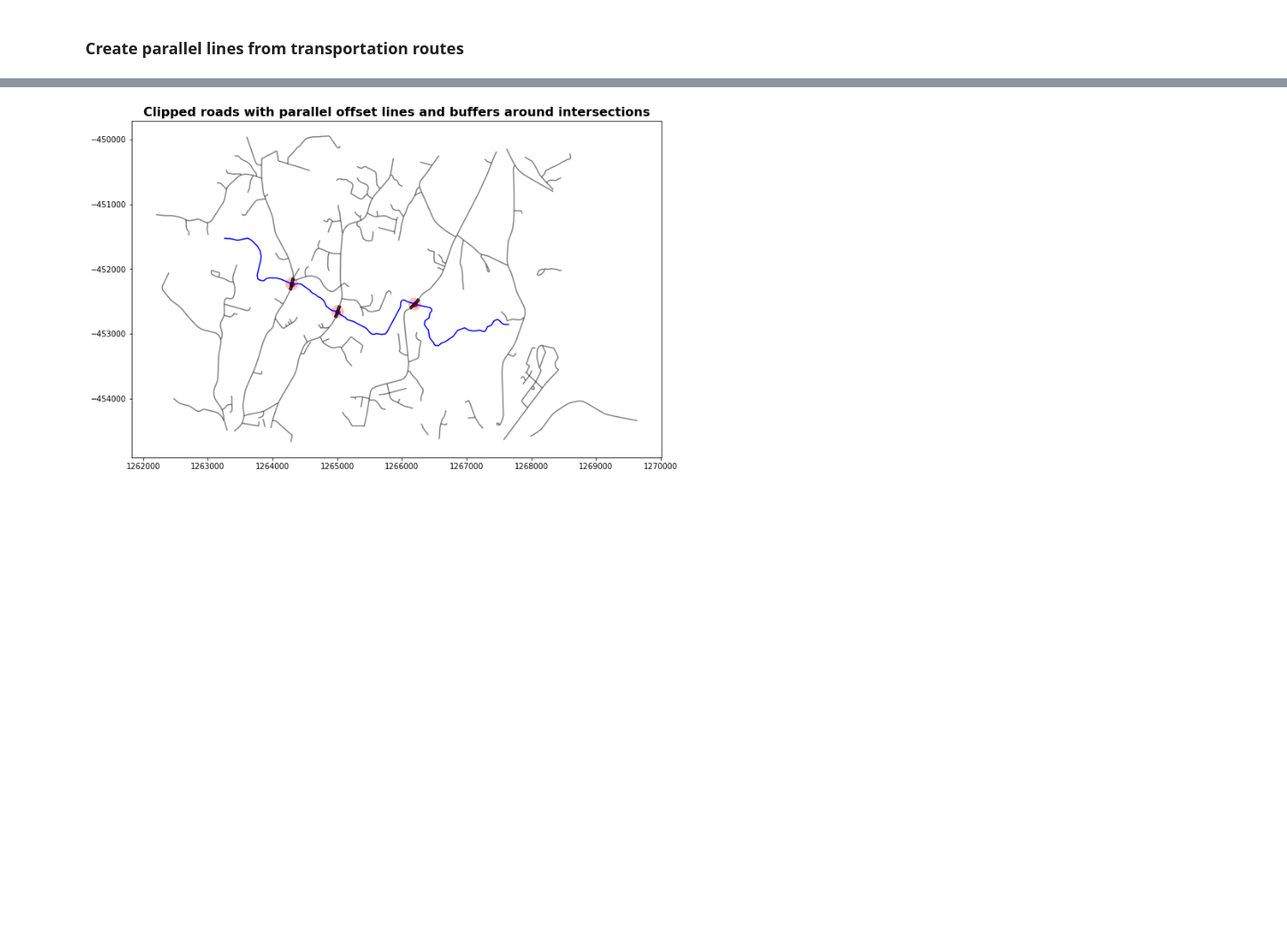
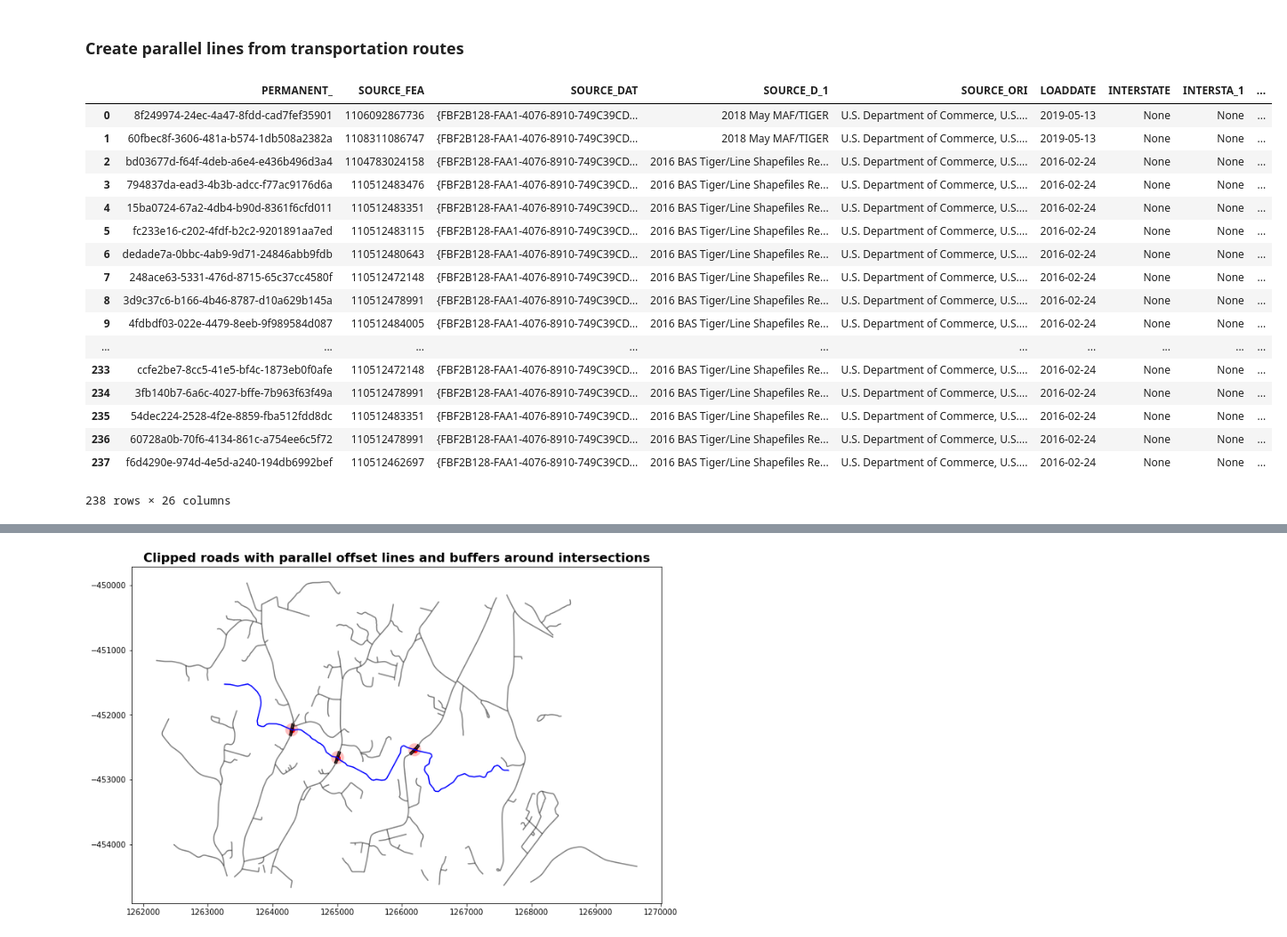
Before and after one commit to Dewberry/fcast, a Jupyter notebook: transit/delta_class-Dev.ipynb, the cells around one changed output, grey strips where cells are left out. Shown at 89% size. Saved outputs shown, nothing was run; the diff lists cells and outputs as text; code cells hidden in the pictures; blank space fills up the shorter version.

```diff
--- a/transit/delta_class-Dev.ipynb
+++ b/transit/delta_class-Dev.ipynb
@@ -31,2 +348,34 @@ dem = "/mnt/c/gis/fcast_data/tiffs/c67567_aoi.tif"
 # %% [markdown]
 ### Create parallel lines from transportation routes
+# %%
+# Set variables based on GIS
+# Offsets: Bess (45), Cos (14), Pue (10)
+buffer_dist = 100
+offset_dist = 14
+our_prj = {'proj': 'aea', 'lat_1': 20, 'lat_2': 60, 'lat_0': 40,
+             'lon_0': -96, 'x_0': 0, 'y_0': 0, 'ellps': 'GRS80',
+             'units': 'm', 'no_defs': True}
+
+# Code to execute
+stream_prj = gpd.read_file(streams).to_crs(our_prj)
+gdf_roads = gpd.read_file(roads).to_crs(our_prj)
+gdf_roads
+# %% [output]
+|  | PERMANENT_ | SOURCE_FEA | SOURCE_DAT | SOURCE_D_1 | SOURCE_ORI | LOADDATE | INTERSTATE | INTERSTA_1 | ... |
+| 0 | 8f249974-24ec-4a47-8fdd-cad7fef35901 | 1106092867736 | {FBF2B128-FAA1-4076-8910-749C39CD... | 2018 May MAF/TIGER | U.S. Department of Commerce, U.S.... | 2019-05-13 | None | None | ... |
+| 1 | 60fbec8f-3606-481a-b574-1db508a2382a | 1108311086747 | {FBF2B128-FAA1-4076-8910-749C39CD... | 2018 May MAF/TIGER | U.S. Department of Commerce, U.S.... | 2019-05-13 | None | None | ... |
+| 2 | bd03677d-f64f-4deb-a6e4-e436b496d3a4 | 1104783024158 | {FBF2B128-FAA1-4076-8910-749C39CD... | 2016 BAS Tiger/Line Shapefiles Re... | U.S. Department of Commerce, U.S.... | 2016-02-24 | None | None | ... |
+| 3 | 794837da-ead3-4b3b-adcc-f77ac9176d6a | 110512483476 | {FBF2B128-FAA1-4076-8910-749C39CD... | 2016 BAS Tiger/Line Shapefiles Re... | U.S. Department of Commerce, U.S.... | 2016-02-24 | None | None | ... |
+| 4 | 15ba0724-67a2-4db4-b90d-8361f6cfd011 | 110512483351 | {FBF2B128-FAA1-4076-8910-749C39CD... | 2016 BAS Tiger/Line Shapefiles Re... | U.S. Department of Commerce, U.S.... | 2016-02-24 | None | None | ... |
+| 5 | fc233e16-c202-4fdf-b2c2-9201891aa7ed | 110512483115 | {FBF2B128-FAA1-4076-8910-749C39CD... | 2016 BAS Tiger/Line Shapefiles Re... | U.S. Department of Commerce, U.S.... | 2016-02-24 | None | None | ... |
+| 6 | dedade7a-0bbc-4ab9-9d71-24846abb9fdb | 110512480643 | {FBF2B128-FAA1-4076-8910-749C39CD... | 2016 BAS Tiger/Line Shapefiles Re... | U.S. Department of Commerce, U.S.... | 2016-02-24 | None | None | ... |
+| 7 | 248ace63-5331-476d-8715-65c37cc4580f | 110512472148 | {FBF2B128-FAA1-4076-8910-749C39CD... | 2016 BAS Tiger/Line Shapefiles Re... | U.S. Department of Commerce, U.S.... | 2016-02-24 | None | None | ... |
+| 8 | 3d9c37c6-b166-4b46-8787-d10a629b145a | 110512478991 | {FBF2B128-FAA1-4076-8910-749C39CD... | 2016 BAS Tiger/Line Shapefiles Re... | U.S. Department of Commerce, U.S.... | 2016-02-24 | None | None | ... |
+| 9 | 4fdbdf03-022e-4479-8eeb-9f989584d087 | 110512484005 | {FBF2B128-FAA1-4076-8910-749C39CD... | 2016 BAS Tiger/Line Shapefiles Re... | U.S. Department of Commerce, U.S.... | 2016-02-24 | None | None | ... |
+| ... | ... | ... | ... | ... | ... | ... | ... | ... | ... |
+| 233 | ccfe2be7-8cc5-41e5-bf4c-1873eb0f0afe | 110512472148 | {FBF2B128-FAA1-4076-8910-749C39CD... | 2016 BAS Tiger/Line Shapefiles Re... | U.S. Department of Commerce, U.S.... | 2016-02-24 | None | None | ... |
+| 234 | 3fb140b7-6a6c-4027-bffe-7b963f63f49a | 110512478991 | {FBF2B128-FAA1-4076-8910-749C39CD... | 2016 BAS Tiger/Line Shapefiles Re... | U.S. Department of Commerce, U.S.... | 2016-02-24 | None | None | ... |
+| 235 | 54dec224-2528-4f2e-8859-fba512fdd8dc | 110512483351 | {FBF2B128-FAA1-4076-8910-749C39CD... | 2016 BAS Tiger/Line Shapefiles Re... | U.S. Department of Commerce, U.S.... | 2016-02-24 | None | None | ... |
+| 236 | 60728a0b-70f6-4134-861c-a754ee6c5f72 | 110512478991 | {FBF2B128-FAA1-4076-8910-749C39CD... | 2016 BAS Tiger/Line Shapefiles Re... | U.S. Department of Commerce, U.S.... | 2016-02-24 | None | None | ... |
+| 237 | f6d4290e-974d-4e5d-a240-194db6992bef | 110512462697 | {FBF2B128-FAA1-4076-8910-749C39CD... | 2016 BAS Tiger/Line Shapefiles Re... | U.S. Department of Commerce, U.S.... | 2016-02-24 | None | None | ... |
+238 rows × 26 columns
```
Also changed, not shown: parts of 11 cells of this notebook.
